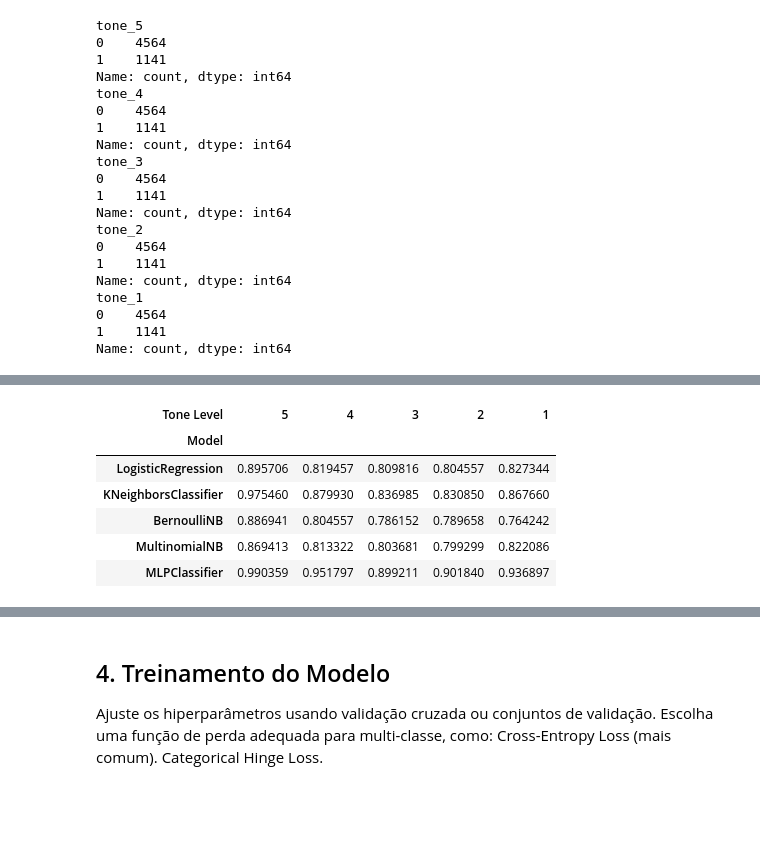
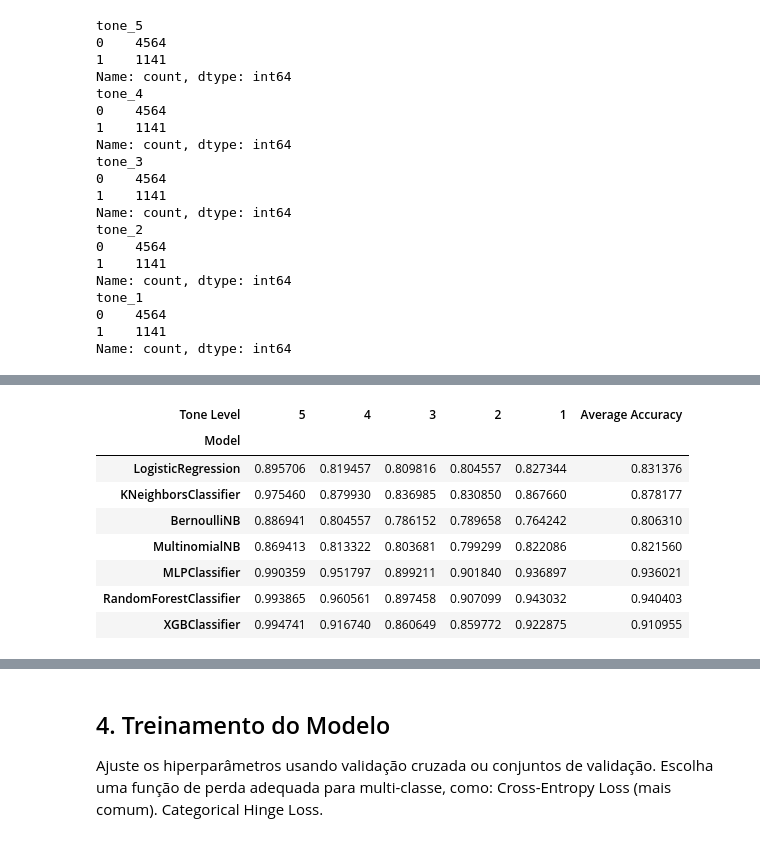
Before and after one commit to Carabinero/politeness-review-classification, a Jupyter notebook: politeness_convencional_v1_1.ipynb, the cells around one changed output, grey strips where cells are left out. Cells and saved outputs as stored; diff of their text form; code cells hidden in the pictures; blank space fills up the shorter version.

```diff
--- a/politeness_convencional_v1_1.ipynb
+++ b/politeness_convencional_v1_1.ipynb
@@ -590,11 +505,16 @@ MLPClassifier         0.990359  0.951797  0.899211  0.901840  0.936897
-# %%
-accuracy_table
-# %% [output]
-| Tone Level | 5 | 4 | 3 | 2 | 1 |
-| Model |  |  |  |  |  |
-| LogisticRegression | 0.895706 | 0.819457 | 0.809816 | 0.804557 | 0.827344 |
-| KNeighborsClassifier | 0.975460 | 0.879930 | 0.836985 | 0.830850 | 0.867660 |
-| BernoulliNB | 0.886941 | 0.804557 | 0.786152 | 0.789658 | 0.764242 |
-| MultinomialNB | 0.869413 | 0.813322 | 0.803681 | 0.799299 | 0.822086 |
-| MLPClassifier | 0.990359 | 0.951797 | 0.899211 | 0.901840 | 0.936897 |
+# %%
+accuracy_df['Average Accuracy'] = accuracy_df.mean(axis=1)
+# print("\nAverage Accuracy per Model:")
+# accuracy_table[['Average Accuracy']] #print a table with the average accuracy
+accuracy_df
+# %% [output]
+| Tone Level | 5 | 4 | 3 | 2 | 1 | Average Accuracy |
+| Model |  |  |  |  |  |  |
+| LogisticRegression | 0.895706 | 0.819457 | 0.809816 | 0.804557 | 0.827344 | 0.831376 |
+| KNeighborsClassifier | 0.975460 | 0.879930 | 0.836985 | 0.830850 | 0.867660 | 0.878177 |
+| BernoulliNB | 0.886941 | 0.804557 | 0.786152 | 0.789658 | 0.764242 | 0.806310 |
+| MultinomialNB | 0.869413 | 0.813322 | 0.803681 | 0.799299 | 0.822086 | 0.821560 |
+| MLPClassifier | 0.990359 | 0.951797 | 0.899211 | 0.901840 | 0.936897 | 0.936021 |
+| RandomForestClassifier | 0.993865 | 0.960561 | 0.897458 | 0.907099 | 0.943032 | 0.940403 |
+| XGBClassifier | 0.994741 | 0.916740 | 0.860649 | 0.859772 | 0.922875 | 0.910955 |
 # %%
```
Also changed, not shown: parts of 8 cells of this notebook.
